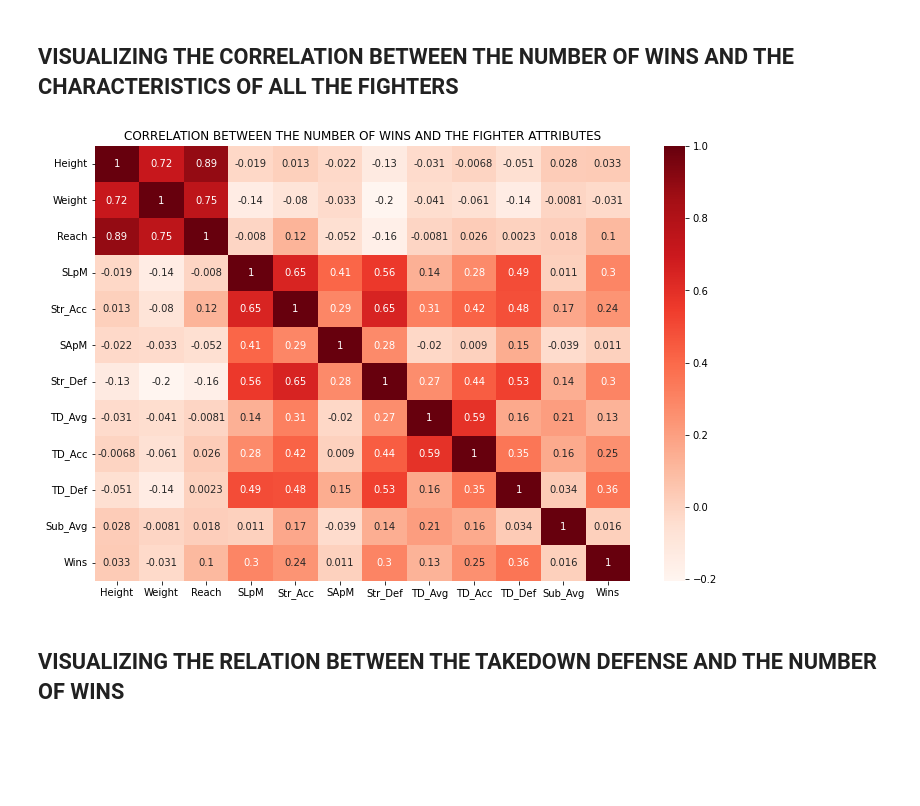
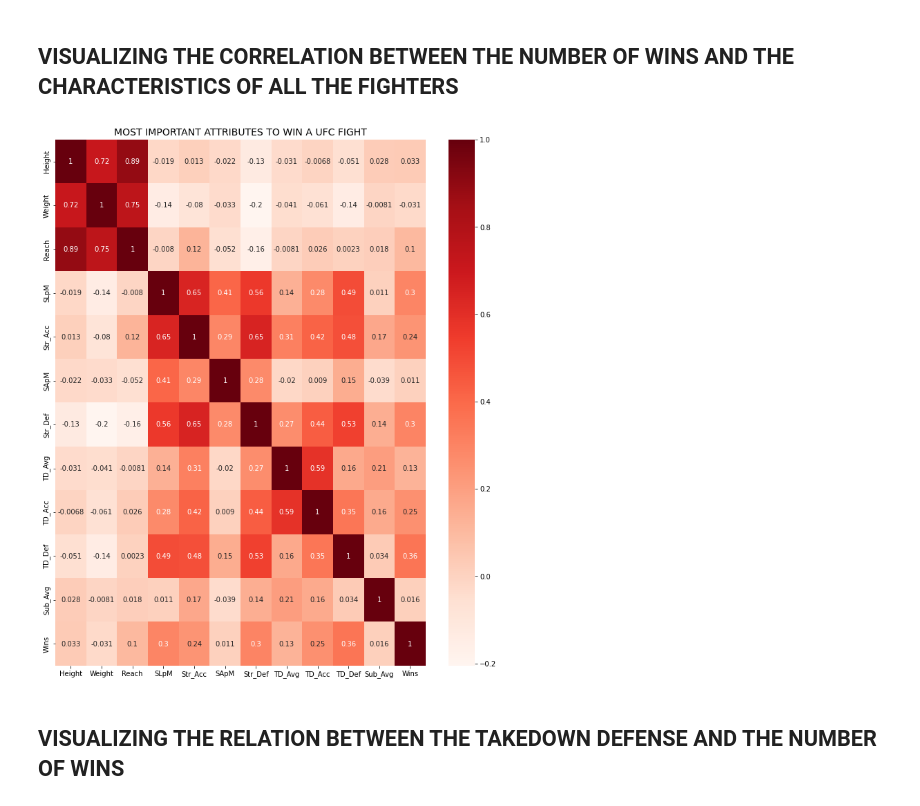
Before and after one commit to sergioaisolutions/ufc_ironhack_mwp, a Jupyter notebook: wins.ipynb, the cells around one changed output. Saved outputs shown, nothing was run; the diff lists cells and outputs as text; code cells hidden in the pictures; blank space fills up the shorter version.

```diff
--- a/wins.ipynb
+++ b/wins.ipynb
@@ -60,12 +61,13 @@ heavy_fighters_numerical = heavy_fighters.select_dtypes(include = np.number)
 # %% [markdown]
 ## VISUALIZING THE CORRELATION BETWEEN THE NUMBER OF WINS AND THE CHARACTERISTICS OF ALL THE FIGHTERS
 # %%
-fig = plt.figure(figsize = (12, 8))
+fig = plt.figure(figsize = (12, 14))
 sns.heatmap(fighters_numerical.corr(), annot = True, cmap = 'Reds')
-plt.title('CORRELATION BETWEEN THE NUMBER OF WINS AND THE FIGHTER ATTRIBUTES')
+plt.title('MOST IMPORTANT ATTRIBUTES TO WIN A UFC FIGHT', fontsize = 14)
+plt.savefig('plots/winning_attributes.jpg')
 plt.show()
 # %% [output]
-[figure, old version]
+[figure, new version]
 # %% [markdown]
 ## VISUALIZING THE RELATION BETWEEN THE TAKEDOWN DEFENSE AND THE NUMBER OF WINS
 # %%
```
Also changed, not shown: parts of 6 cells of this notebook, 4 other files.
